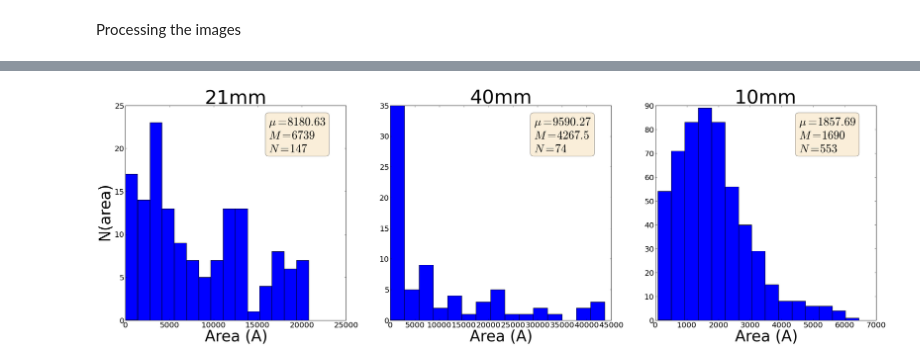
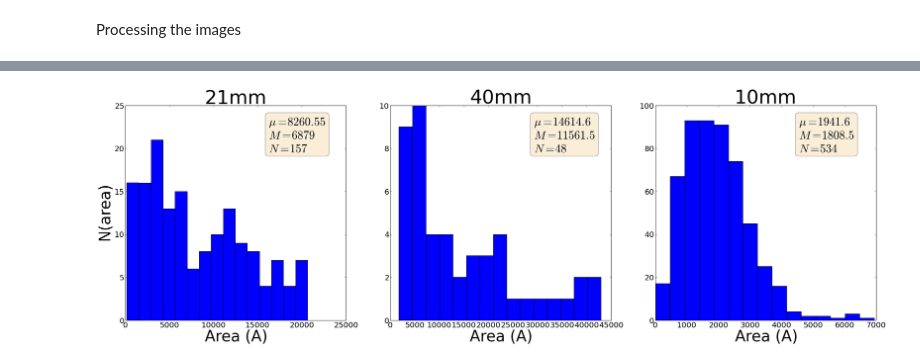
Before and after one commit to jorgehog/notebookCollection, a Jupyter notebook: FlourExperiment.ipynb, the cells around one changed output, grey strips where cells are left out. Saved outputs shown, nothing was run; the diff lists cells and outputs as text; code cells hidden in the pictures.

```diff
--- a/FlourExperiment.ipynb
+++ b/FlourExperiment.ipynb
@@ -32,7 +32,10 @@ from skimage.transform import resize
 
 
 rcParams['figure.figsize'] = (20.0, 16.0)
-rcParams['font.size'] = 20
+rcParams['ytick.labelsize'] = 30
+rcParams['xtick.labelsize'] = 30
+rcParams['lines.markersize'] = 20
+rcParams['font.size'] = 30
 
 gimshow = lambda im: imshow(im, cmap = cm.greys)
 # %% [markdown]
@@ -71,7 +74,8 @@ for experiment, ax, ax2 in zip(subExperiments.keys(), axes, axes2):
 
     rotation, cropBox = rotationAll[experiment], cropBoxAll[experiment]
 
-    for imageFile in [imagePaths[-1]]:
+    images[experiment + "N"] = len(imagePaths)
+    for imageFile in imagePaths:
 
         image = imread(imageFile, as_grey=True)
 
@@ -105,9 +123,13 @@ cutoff = {'40mm' : 182, '21mm' : 175, '10mm' : 182}
 
 for experiment, ax in zip(subExperiments.keys(), axes):
 
-    imBw = images[experiment][-1] > cutoff[experiment]
+    for i in range(images[experiment + "N"]):
 
-    images[experiment + 'bw'] = imBw
+
+
+        imBw = images[experiment][i] > cutoff[experiment]
+
+        images[experiment + 'bw' + str(i)] = imBw
 
     ax.imshow(imBw, cmap=cm.bone)
     ax.set_title(experiment)
@@ -177,43 +212,50 @@ fig, axes = subplots(1, 3, figsize=(35,10))
 
 axes[0].set_ylabel("N(area)", size=40)
 
-cuts = {'10mm' : 7000,
-        '21mm' : 22500,
-        '40mm' : 50000}
+cuts = {'10mm' : [0, 7000],
+        '21mm' : [0, 22500],
+        '40mm' : [1750, 50000]}
 
 bins = {'10mm' : 15,
         '21mm' : 15,
         '40mm' : 15}
 
 for experiment, ax in zip(subExperiments.keys(), axes):
 
-    props = regionprops(images[experiment + "labels"], ['Area'])
-    area = array([p["Area"] for p in props])
+    images[experiment + "NLIST"] = []
 
-    area = area[where(area < cuts[experiment])]
+    for i in range(images[experiment + "N"]):
+        props = regionprops(images[experiment + "labels" + str(i)], ['Area'])
+        area = array([p["Area"] for p in props])
 
-    mean = area.mean()
-    med = median(area)
-    N = len(area)
+        area = area[where(area > cuts[experiment][0])]
+        area = area[where(area < cuts[experiment][1])]
+
+        mean = area.mean()
+        med = median(area)
+        N = len(area)
+
+        images[experiment + "NLIST"].append(N)
+
 
     _ = ax.hist(area, bins[experiment])
     hold("on")
 
     xMax = ax.get_xlim()[1]
     yMax = ax.get_ylim()[1]
 
     textstr =  "$\mu = %g$\n$M=%g$\n$N=%d$" % (mean, med, N)
     props = dict(boxstyle='round', facecolor='wheat', alpha=0.5)
 
     size = 0.3
     ax.text(0.95 - size, 0.95, textstr, transform=ax.transAxes, fontsize=30,
         verticalalignment='top', bbox=props)
 
     ax.set_xlabel("Area (A)", size=40)
     ax.set_title(experiment, size=50)
 
 
     draw()
 show()
 # %% [output]
-[figure, old version]
+[figure, new version]
```
Also changed, not shown: parts of 8 cells of this notebook.
